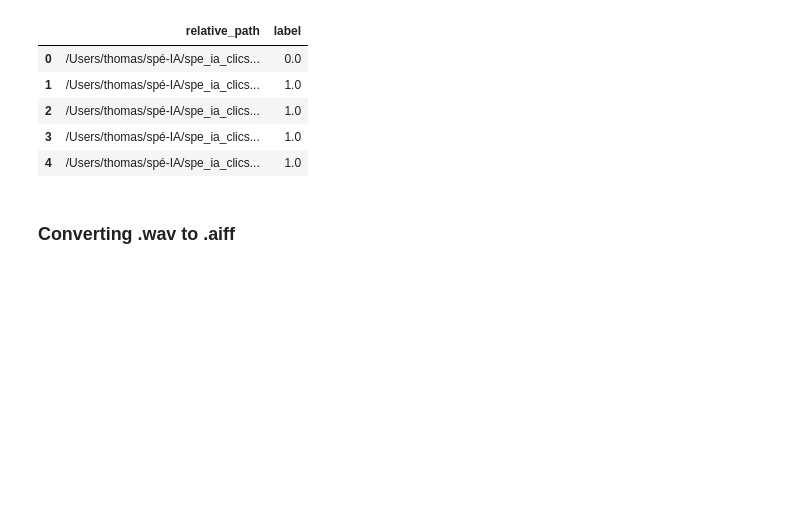
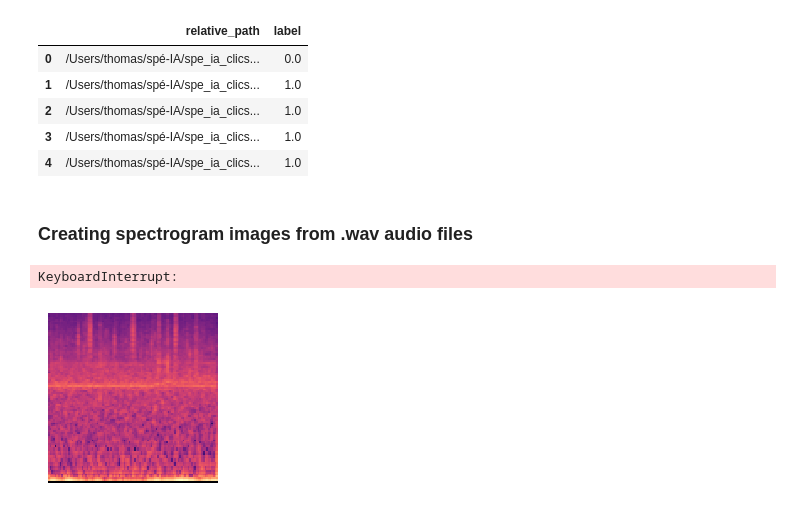
Before and after one commit to tristangclvs/-DataChallenge--Odontocetes_click_sounds_detection, a Jupyter notebook: notebook_aiff2png2Tfrecord.ipynb, the cells around one changed output. Drawn from its saved outputs; the diff is of its cells as text; code cells hidden in the pictures; blank space fills up the shorter version.

```diff
--- a/notebook_aiff2png2Tfrecord.ipynb
+++ b/notebook_aiff2png2Tfrecord.ipynb
@@ -61,11 +63,13 @@ Here is the split into good and bad signals:
 | 2 | /Users/thomas/spé-IA/spe_ia_clics... | 1.0 |
 | 3 | /Users/thomas/spé-IA/spe_ia_clics... | 1.0 |
 | 4 | /Users/thomas/spé-IA/spe_ia_clics... | 1.0 |
+# %% [markdown]
+### Creating spectrogram images from .wav audio files
 # %%
 def get_images(samples, sr, output_path):
     n_fft = 2048
     hop_length = 512
-    n_mels=128
+    n_mels=90
     S = librosa.feature.melspectrogram(y=samples,
                                        sr=sr,
                                        n_fft=n_fft,
@@ -84,39 +88,21 @@ def get_images(samples, sr, output_path):
     plt.tight_layout()
     plt.savefig(output_path, dpi=150, format='png' , bbox_inches='tight', pad_inches=0)
     plt.close()
-# %% [markdown]
-### Converting .wav to .aiff
-# %%
-file_paths = df.loc[:10, "relative_path"]
-output_directory = "./aiff_files"
-
-if not os.path.exists(output_directory):
-    os.makedirs(output_directory)
-
-for file_path in file_paths:
-    input_wav = file_path
-
-    output_filename = os.path.basename(file_path).replace('.wav', '.aiff')  # Create the corresponding output file name
-    output_aiff = os.path.join(output_directory, output_filename)
-
-    data, samplerate = sf.read(input_wav)
-    sf.write(output_aiff, data, samplerate, format="AIFF")
 # %%
 input_directory = Path.cwd() / ".dataset/X_train"
 output_directory = "./spectogram_images"
-file_limit = 10  # Number of files to process
 
 if not os.path.exists(output_directory):
     os.makedirs(output_directory)
 
-file_count = 0  # Initialize file counter
 
 for filename in os.listdir(input_directory):
-    if file_count < file_limit and filename.endswith(".wav"):  # Check the file extension
+    if filename.endswith(".wav"):  # Check the file extension
         file_path = os.path.join(input_directory, filename)
         output_path = os.path.join(output_directory, f"{os.path.splitext(filename)[0]}.png")
 
         audio_data, sr = librosa.load(file_path, sr=None)
         get_images(audio_data, sr, output_path)
-
-        file_count += 1  # Increment the file counter after processing a file
+# %% [output]
+KeyboardInterrupt:
+[figure, added]
```
Also changed, not shown: parts of 14 cells of this notebook.
